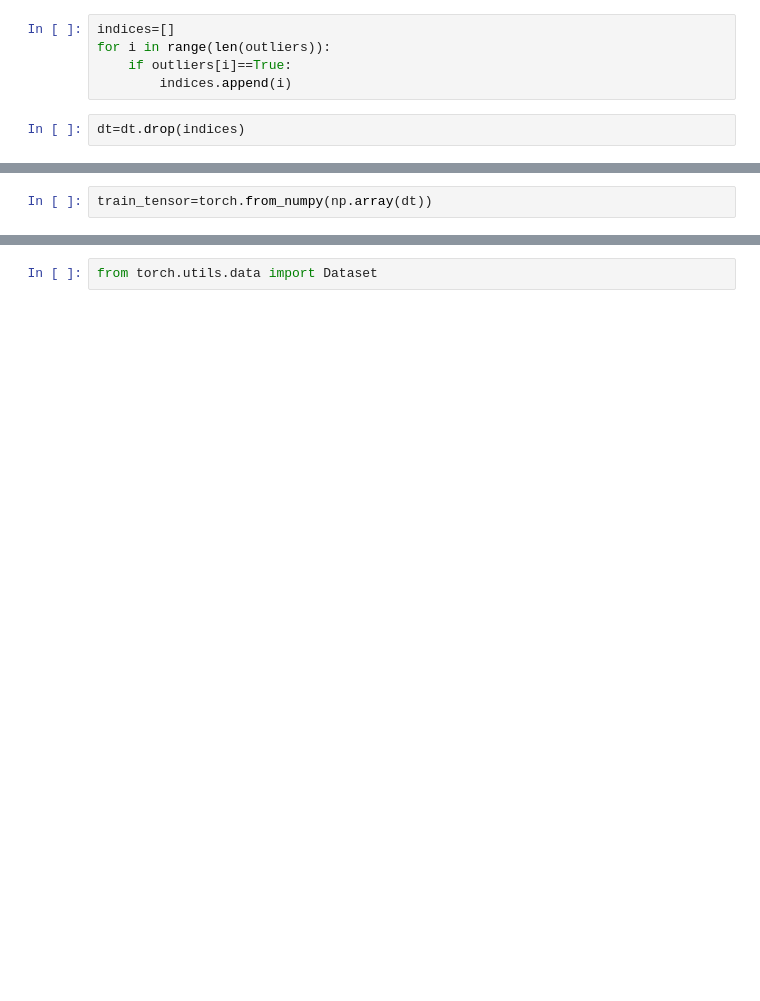
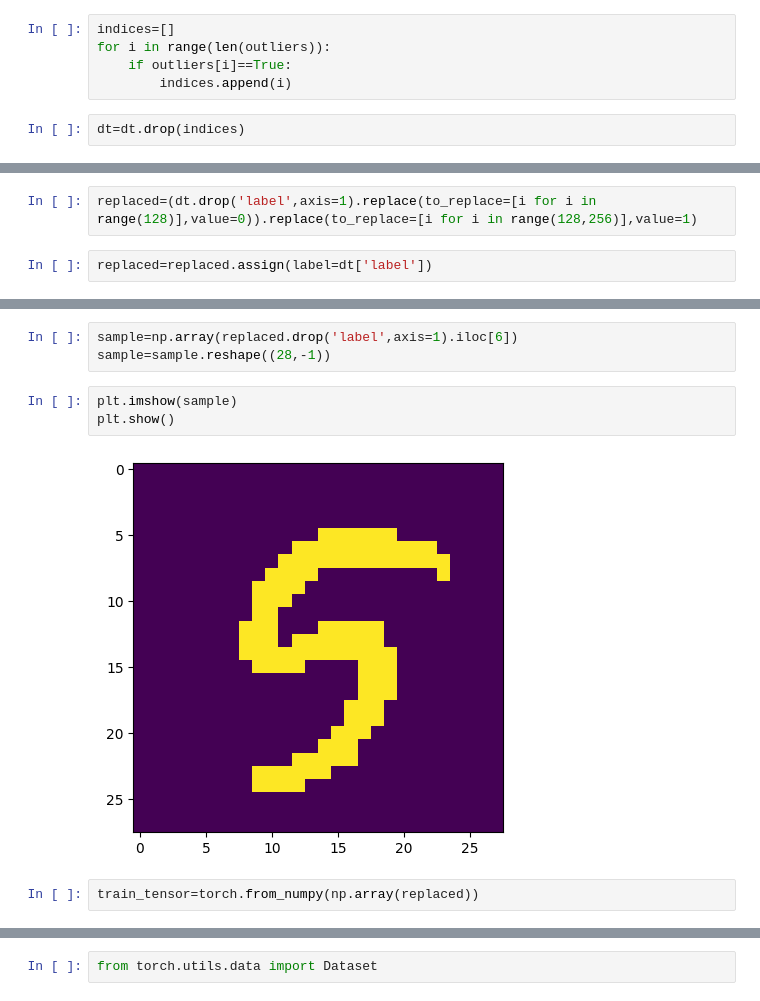
Before and after one commit to anouarcrafting/kaggle_projects, a Jupyter notebook: digit-recognizer-using-nn.ipynb, the cells around one changed output, grey strips where cells are left out. Saved outputs shown, nothing was run; the diff lists cells and outputs as text; blank space fills up the shorter version.

Commit message:
Kaggle Notebook | digit recognizer using NN | reducing image channels

```diff
--- a/digit-recognizer-using-nn.ipynb
+++ b/digit-recognizer-using-nn.ipynb
@@ -86,0 +87,4 @@ dt
+# %%
+replaced=(dt.drop('label',axis=1).replace(to_replace=[i for i in range(128)],value=0)).replace(to_replace=[i for i in range(128,256)],value=1)
+# %%
+replaced=replaced.assign(label=dt['label'])
@@ -87,5 +104,13 @@ dt
+# %%
+sample=np.array(replaced.drop('label',axis=1).iloc[6])
+sample=sample.reshape((28,-1))
+# %%
+plt.imshow(sample)
+plt.show()
+# %% [output]
+[figure, added]
 # %%
-train_tensor=torch.from_numpy(np.array(dt))
+train_tensor=torch.from_numpy(np.array(replaced))
 # %%
 train_tensor
 # %% [output]
```
Also changed, not shown: parts of 9 cells of this notebook.
